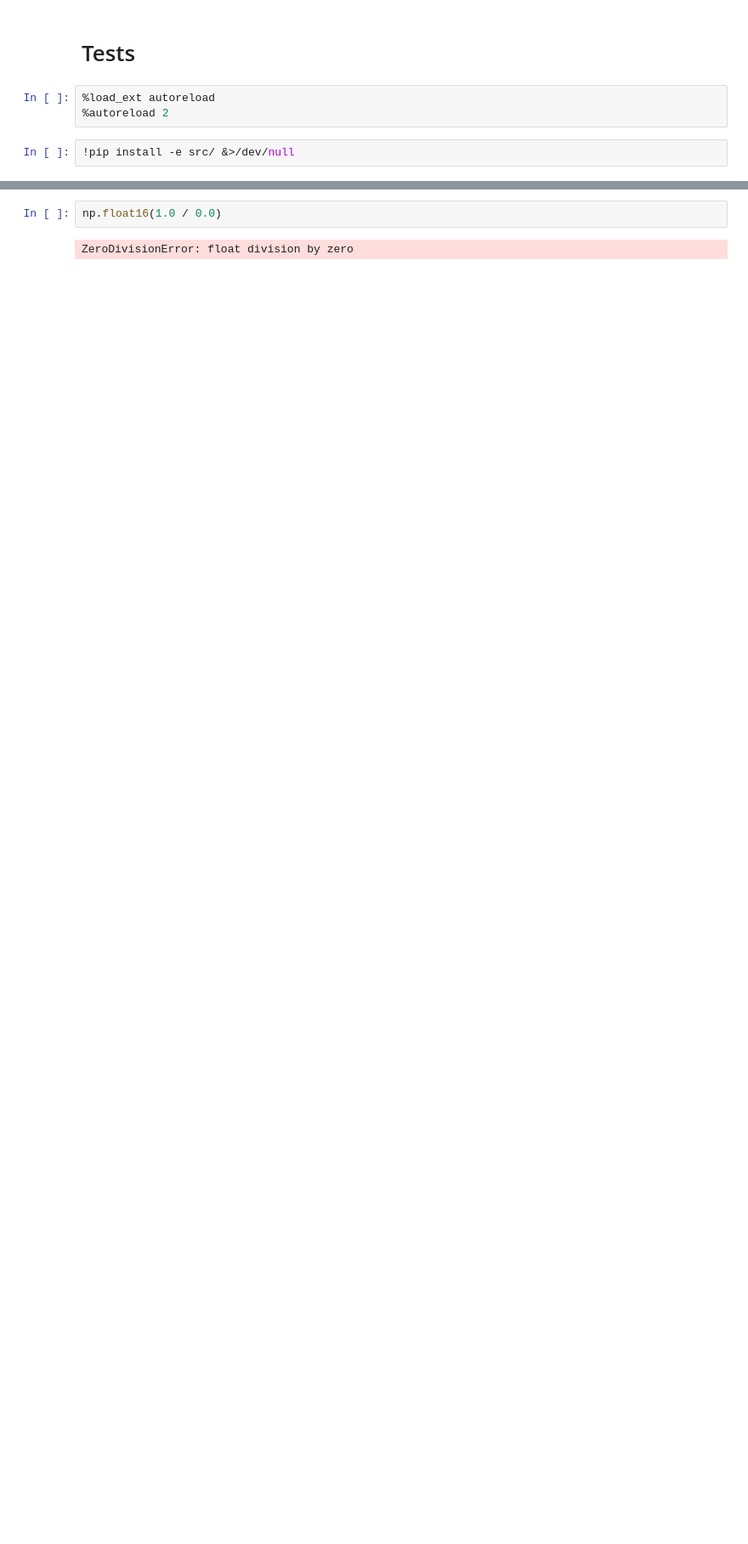
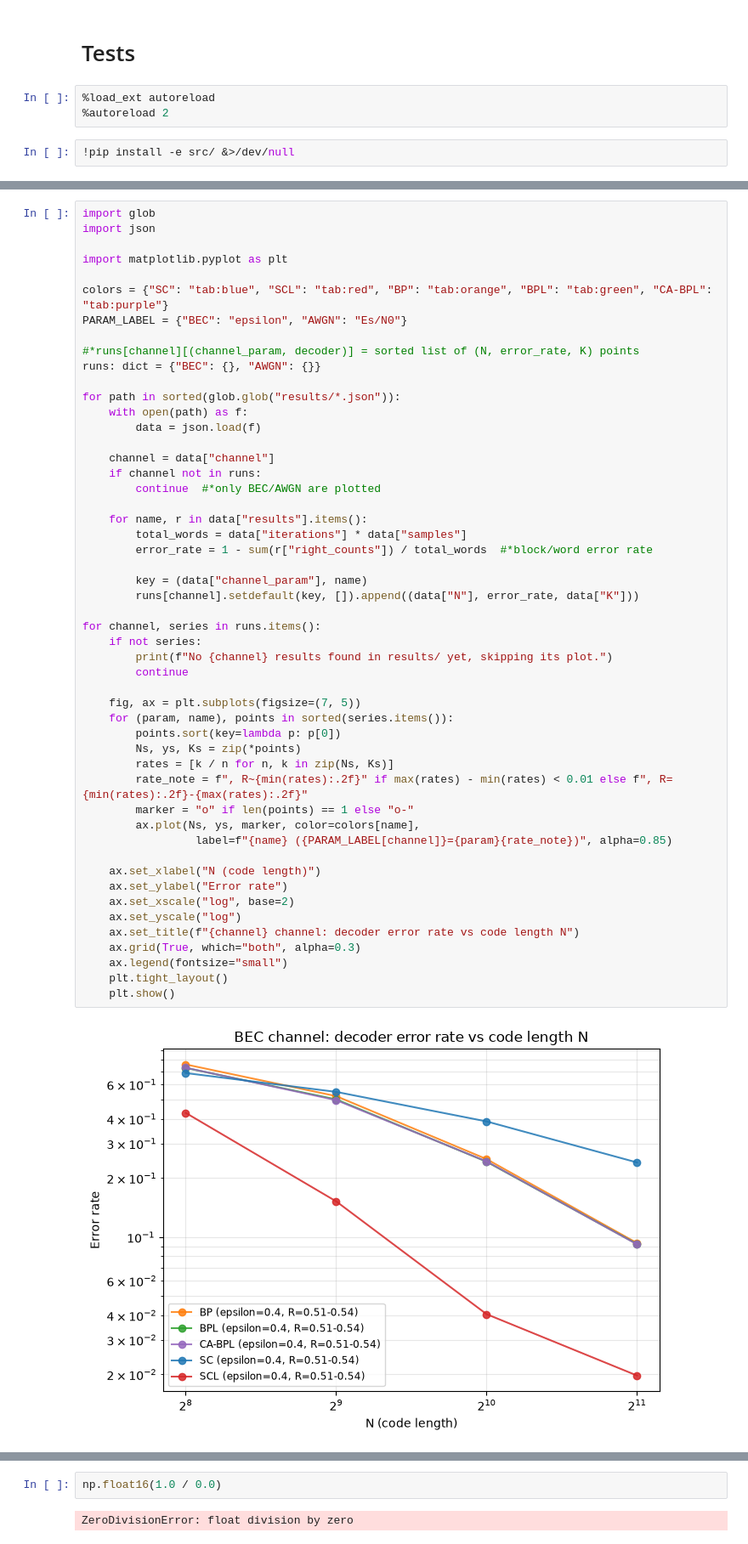
Before and after one commit to dmeloca/polar-codes, a Jupyter notebook: tests.ipynb, the cells around one changed output, grey strips where cells are left out. Shown at 85% size. Saved outputs shown, nothing was run; the diff lists cells and outputs as text; blank space fills up the shorter version.

```diff
--- a/tests.ipynb
+++ b/tests.ipynb
@@ -159,0 +342,53 @@ plt.show()
+# %%
+import glob
+import json
+
+import matplotlib.pyplot as plt
+
+colors = {"SC": "tab:blue", "SCL": "tab:red", "BP": "tab:orange", "BPL": "tab:green", "CA-BPL": "tab:purple"}
+PARAM_LABEL = {"BEC": "epsilon", "AWGN": "Es/N0"}
+
+#*runs[channel][(channel_param, decoder)] = sorted list of (N, error_rate, K) points
+runs: dict = {"BEC": {}, "AWGN": {}}
+
+for path in sorted(glob.glob("results/*.json")):
+    with open(path) as f:
+        data = json.load(f)
+
+    channel = data["channel"]
+    if channel not in runs:
+        continue  #*only BEC/AWGN are plotted
+
+    for name, r in data["results"].items():
+        total_words = data["iterations"] * data["samples"]
+        error_rate = 1 - sum(r["right_counts"]) / total_words  #*block/word error rate
+
+        key = (data["channel_param"], name)
+        runs[channel].setdefault(key, []).append((data["N"], error_rate, data["K"]))
+
+for channel, series in runs.items():
+    if not series:
+        print(f"No {channel} results found in results/ yet, skipping its plot.")
+        continue
+
+    fig, ax = plt.subplots(figsize=(7, 5))
+    for (param, name), points in sorted(series.items()):
+        points.sort(key=lambda p: p[0])
+        Ns, ys, Ks = zip(*points)
+        rates = [k / n for n, k in zip(Ns, Ks)]
+        rate_note = f", R~{min(rates):.2f}" if max(rates) - min(rates) < 0.01 else f", R={min(rates):.2f}-{max(rates):.2f}"
+        marker = "o" if len(points) == 1 else "o-"
+        ax.plot(Ns, ys, marker, color=colors[name],
+                 label=f"{name} ({PARAM_LABEL[channel]}={param}{rate_note})", alpha=0.85)
+
+    ax.set_xlabel("N (code length)")
+    ax.set_ylabel("Error rate")
+    ax.set_xscale("log", base=2)
+    ax.set_yscale("log")
+    ax.set_title(f"{channel} channel: decoder error rate vs code length N")
+    ax.grid(True, which="both", alpha=0.3)
+    ax.legend(fontsize="small")
+    plt.tight_layout()
+    plt.show()
+# %% [output]
+[figure, added]
```
Also changed, not shown: parts of 9 cells of this notebook, 2 other files.
